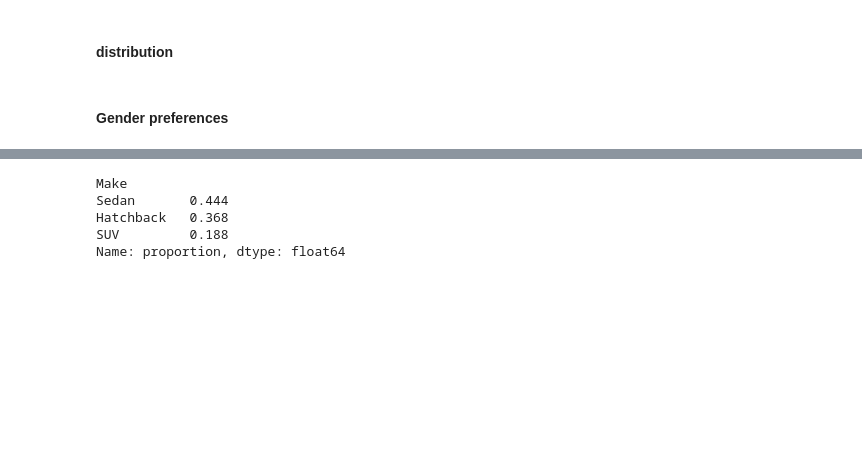
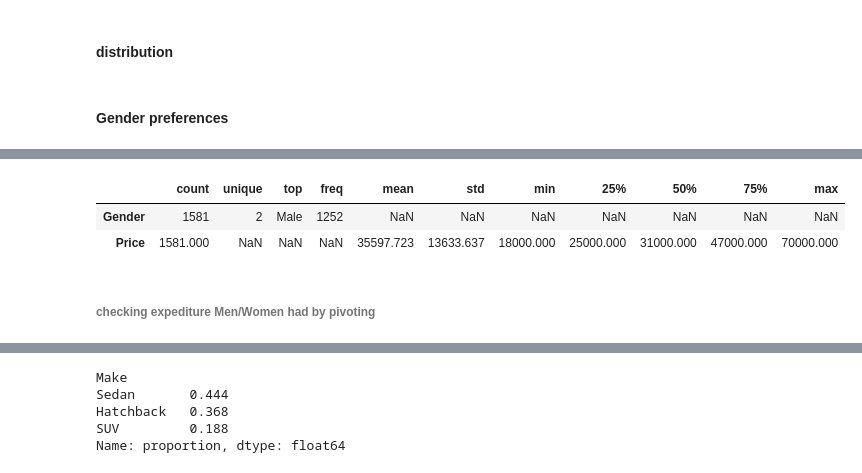
Before and after one commit to devopsopenshift/python, a Jupyter notebook: coded_project/AUSTO-1-4.ipynb, the cells around one changed output, grey strips where cells are left out. Saved outputs shown, nothing was run; the diff lists cells and outputs as text; code cells hidden in the pictures; blank space fills up the shorter version.

```diff
--- a/coded_project/AUSTO-1-4.ipynb
+++ b/coded_project/AUSTO-1-4.ipynb
@@ -285,0 +296,8 @@ Index(['Age', 'Gender', 'Profession', 'Marital_status', 'Education',
+# %%
+data[['Gender','Price']].describe(include='all').T
+# %% [output]
+|  | count | unique | top | freq | mean | std | min | 25% | 50% | 75% | max |
+| Gender | 1581 | 2 | Male | 1252 | NaN | NaN | NaN | NaN | NaN | NaN | NaN |
+| Price | 1581.000 | NaN | NaN | NaN | 35597.723 | 13633.637 | 18000.000 | 25000.000 | 31000.000 | 47000.000 | 70000.000 |
+# %% [markdown]
+###### checking expediture Men/Women had  by  pivoting
```
Also changed, not shown: parts of 15 cells of this notebook.
